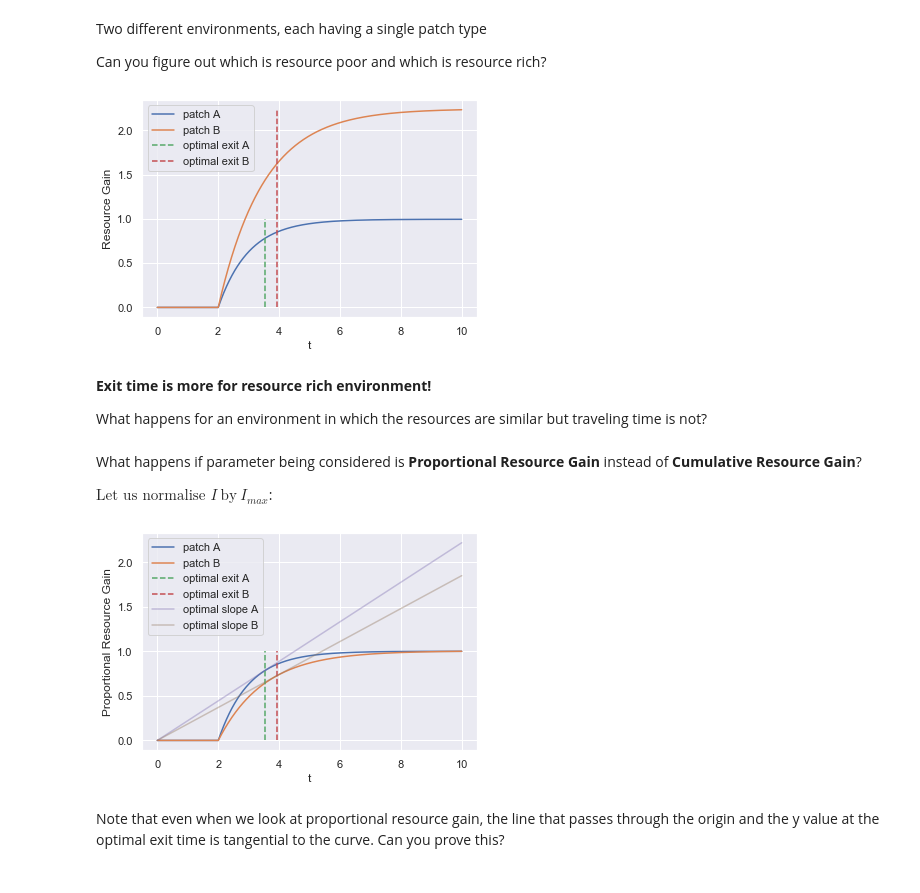
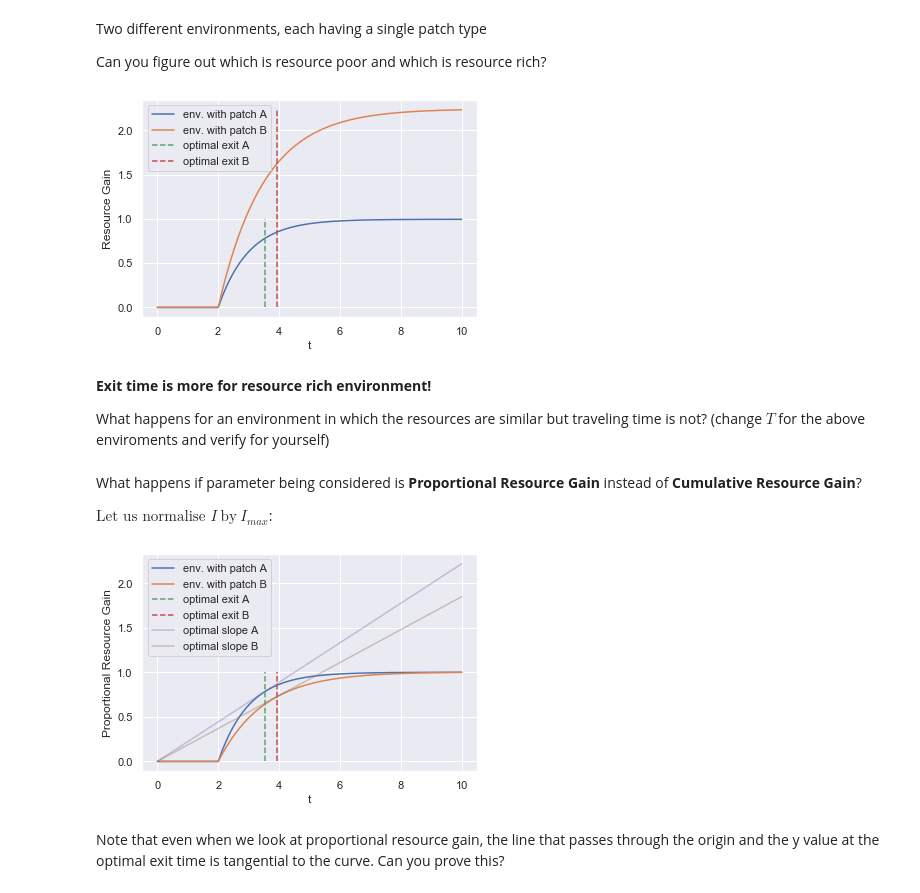
Before and after one commit to shivChitinous/optimal-forager, a Jupyter notebook: Optimal Foraging Theory.ipynb, the cells around one changed output. Drawn from its saved outputs; the diff is of its cells as text; code cells hidden in the pictures.

```diff
--- a/Optimal Foraging Theory.ipynb
+++ b/Optimal Foraging Theory.ipynb
@@ -140,15 +140,15 @@ t_opt_b = df2['t'][df2['I_dot_b']<df2['I/t_b']].iloc[0]
 # %%
 sns.lineplot(y ='I_a',x = 't', data = df2)
 sns.lineplot(y ='I_b',x = 't', data = df2)
 plt.plot([t_opt_a, t_opt_a], [0, df2['I_a'].max()], linestyle = '--')
 plt.plot([t_opt_b, t_opt_b], [0, df2['I_b'].max()], linestyle = '--');
-plt.ylabel('Resource Gain'); plt.legend(['patch A','patch B','optimal exit A', 'optimal exit B']);
+plt.ylabel('Resource Gain'); plt.legend(['env. with patch A','env. with patch B','optimal exit A', 'optimal exit B']);
 # %% [output]
-[figure, old version]
+[figure, new version]
 # %% [markdown]
 __Exit time is more for resource rich environment!__
 
-What happens for an environment in which the resources are similar but traveling time is not?
+What happens for an environment in which the resources are similar but traveling time is not? (change $T$ for the above enviroments and verify for yourself)
 # %% [markdown]
 What happens if parameter being considered is __Proportional Resource Gain__ instead of __Cumulative Resource Gain__?
 
@@ -173,9 +173,9 @@ sns.lineplot(y ='optimality_a',x = 't', data = df2, alpha = 0.4)
 df2['optimality_b'] = (df2['I_b_norm'][df2['t']>=t_opt_b].iloc[0])/t_opt_b*df2['t']
 sns.lineplot(y ='optimality_b',x = 't', data = df2, alpha = 0.4);
 
-plt.ylabel('Proportional Resource Gain'); plt.legend(['patch A','patch B','optimal exit A', 'optimal exit B','optimal slope A','optimal slope B']);
+plt.ylabel('Proportional Resource Gain'); plt.legend(['env. with patch A','env. with patch B','optimal exit A', 'optimal exit B','optimal slope A','optimal slope B']);
 # %% [output]
-[figure, old version]
+[figure, new version]
 # %% [markdown]
 Note that even when we look at proportional resource gain, the line that passes through the origin and the y value at the optimal exit time is tangential to the curve. Can you prove this?
 # %% [markdown]
```
Also changed, not shown: parts of 4 cells of this notebook.
